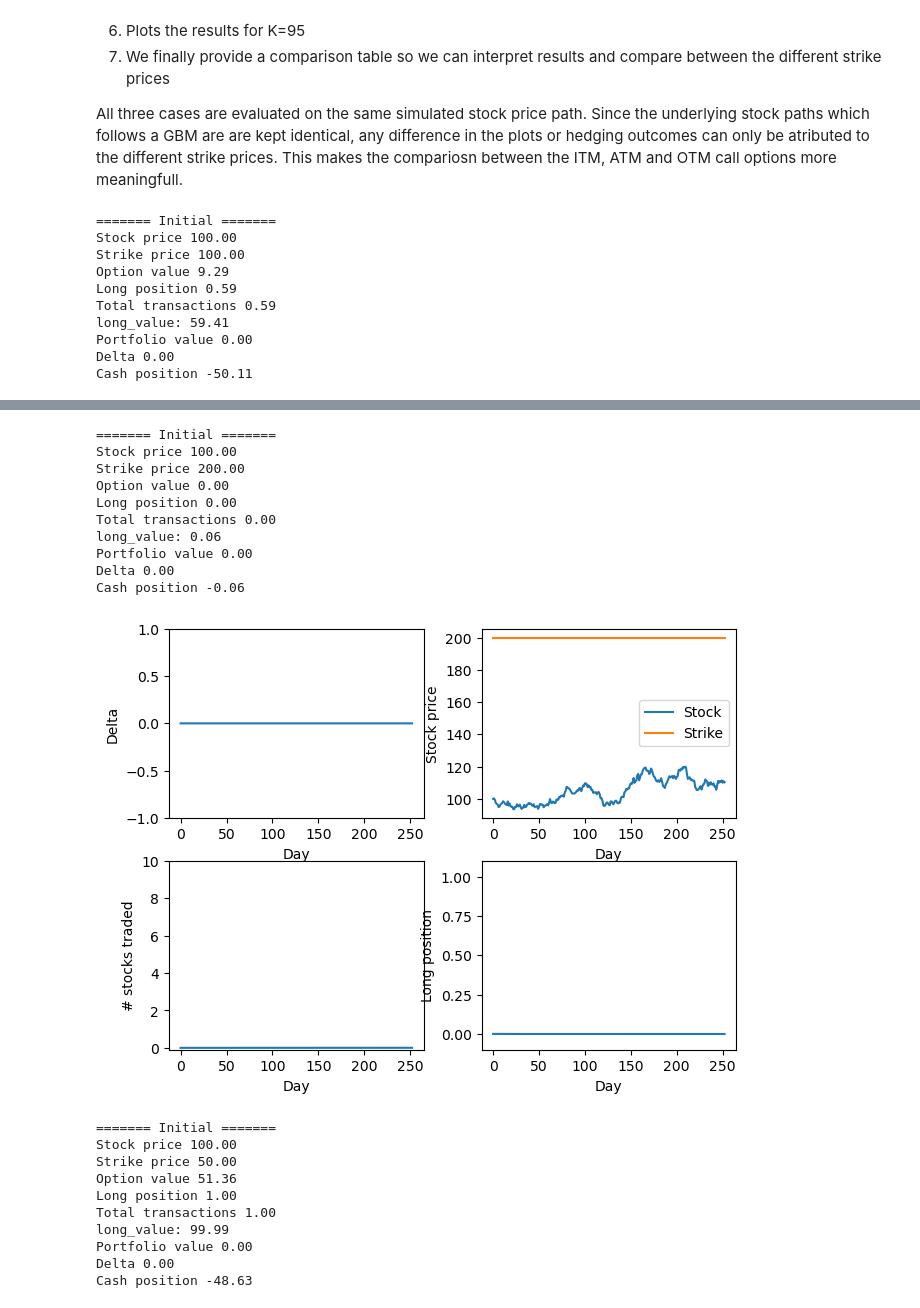
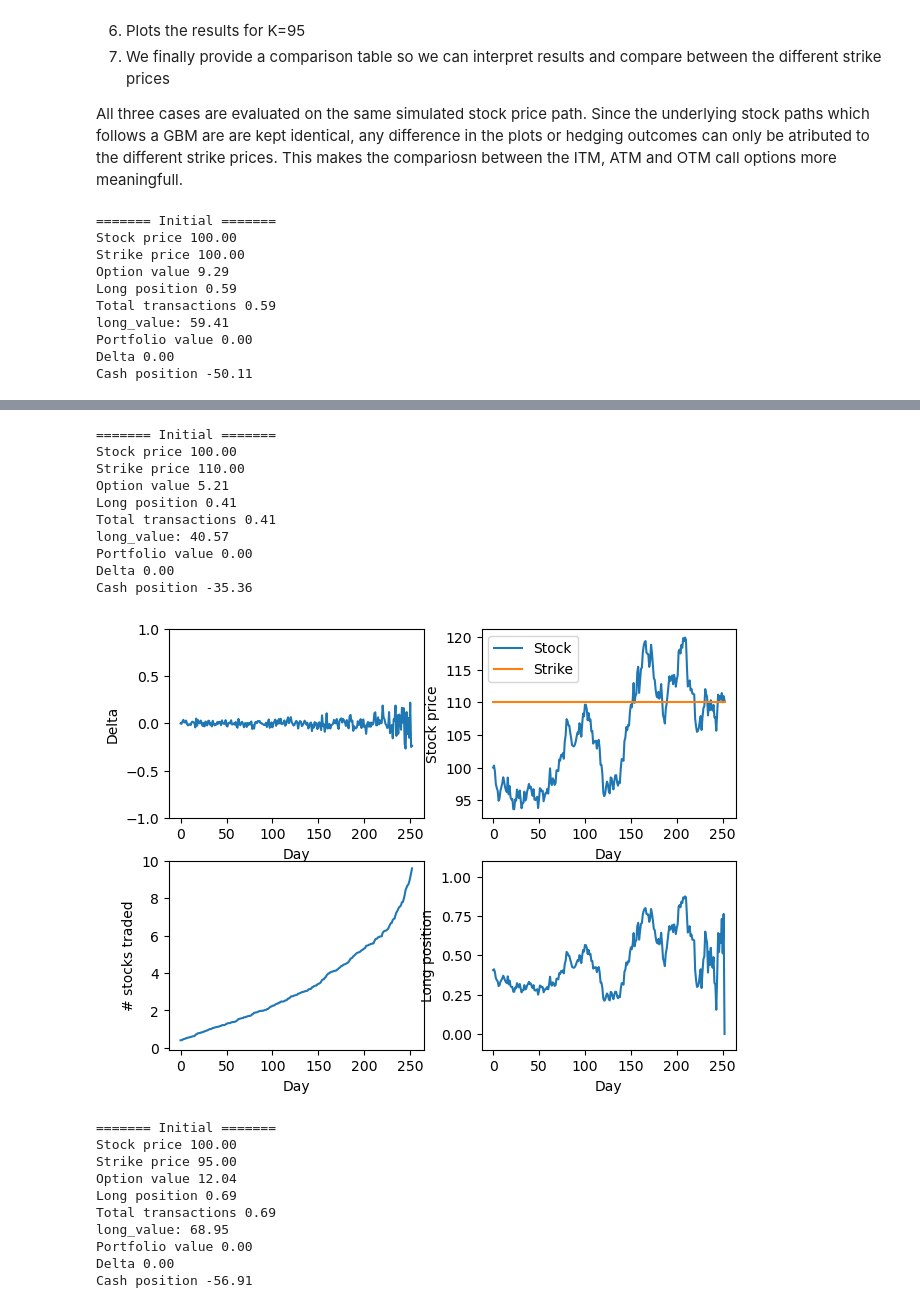
Before and after one commit to justusstraus/Structured-Products-, a Jupyter notebook: start_model_SP_B1 (2).ipynb, the cells around one changed output, grey strips where cells are left out. Cells and saved outputs as stored; diff of their text form; code cells hidden in the pictures.

```diff
--- a/start_model_SP_B1 (2).ipynb
+++ b/start_model_SP_B1 (2).ipynb
@@ -410,7 +409,7 @@ plot_results(
     results_K100["array_nr_stocks"]
 )
 
-results_K110 = delta_hedge(K=200)
+results_K110 = delta_hedge(K=110)
 
 plot_results(
     N+1,
@@ -422,7 +421,7 @@ plot_results(
     results_K110["array_nr_stocks"]
 )
 
-results_K95 = delta_hedge(K=50)
+results_K95 = delta_hedge(K=95)
 
 plot_results(
     N+1,
@@ -495,47 +494,47 @@ comparison_table = pd.DataFrame({
         np.mean(results_K110["array_hedge_adjustment"]),
         results_K110["array_total_interest"][-1],
         results_K110["array_portfolio_value"][-1]
     ]
 }).set_index("Metric")
 
 print(comparison_table.loc[
     ["Strike (K)", "Moneyness (S0/K)", "Initial option delta", "Initial stock position", "Max |delta before hedge|", "Mean |delta before hedge|", "Total shares traded", "Average hedge adjustment", "Total interest paid", "Final residual P&L"]
 ].round(3))
 
 print(comparison_table.loc[
     ["Max |delta after hedge|", "Mean |delta after hedge|"]
 ].apply(lambda col: col.map(lambda x: f"{x:.3e}"))
 )
 # %% [output]
 ======= Initial =======
 Stock price 100.00
 Strike price 100.00
 Option value 9.29
 Long position 0.59
 Total transactions 0.59
 long_value: 59.41
 Portfolio value 0.00
 Delta 0.00
 Cash position -50.11
 [figure]
 ======= Initial =======
 Stock price 100.00
-Strike price 200.00
-Option value 0.00
-Long position 0.00
-Total transactions 0.00
-long_value: 0.06
+Strike price 110.00
+Option value 5.21
+Long position 0.41
+Total transactions 0.41
+long_value: 40.57
 Portfolio value 0.00
 Delta 0.00
-Cash position -0.06
+Cash position -35.36
-[figure, old version]
+[figure, new version]
 ======= Initial =======
 Stock price 100.00
-Strike price 50.00
-Option value 51.36
-Long position 1.00
-Total transactions 1.00
-long_value: 99.99
+Strike price 95.00
+Option value 12.04
+Long position 0.69
+Total transactions 0.69
+long_value: 68.95
 Portfolio value 0.00
 Delta 0.00
-Cash position -48.63
+Cash position -56.91
```
Also changed, not shown: parts of 10 cells of this notebook.
